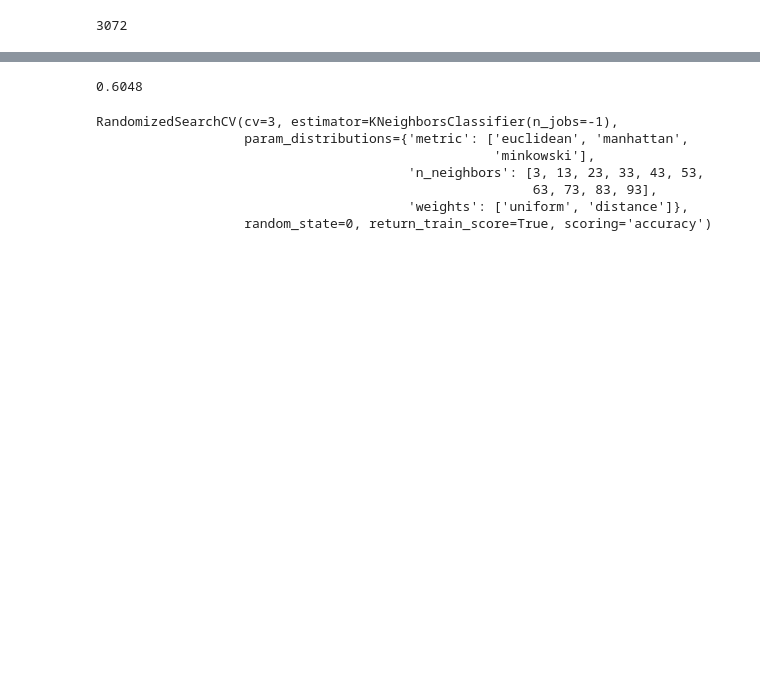
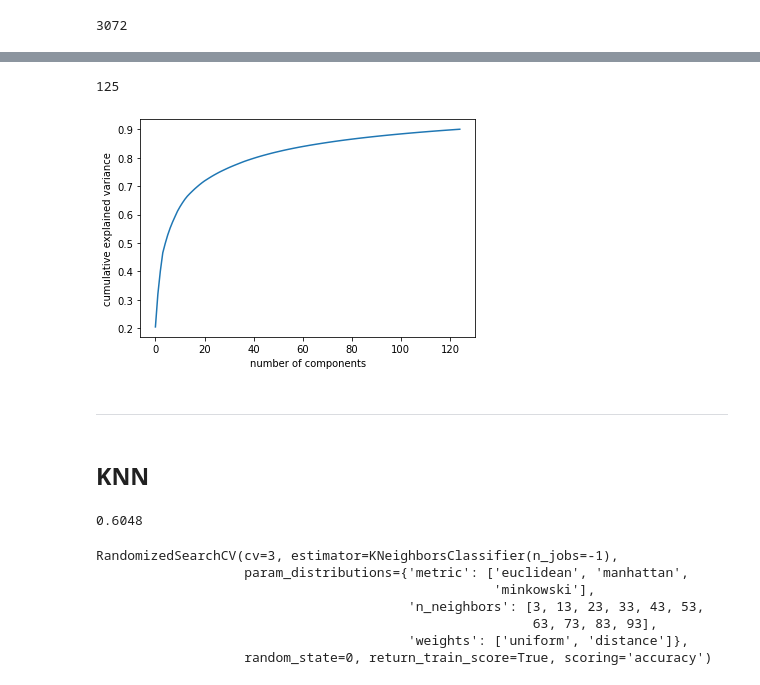
Before and after one commit to EitanKats/data-science-sem-b, a Jupyter notebook: cats_vs_dogs.ipynb, the cells around one changed output, grey strips where cells are left out. Saved outputs shown, nothing was run; the diff lists cells and outputs as text; code cells hidden in the pictures; blank space fills up the shorter version.

```diff
--- a/cats_vs_dogs.ipynb
+++ b/cats_vs_dogs.ipynb
@@ -39 +53,10 @@ data = np.array(data)
+# %%
+flattenedData = []
+for i in range(len(data)):
+    img=cv2.resize(data[i],(IMG_SIZE,IMG_SIZE),interpolation=cv2.INTER_AREA)
+    img=img.astype('float32')
+    img = img.ravel()
+    flattenedData.append(img)
+
+flattenedData = np.array(flattenedData)
 # %%
@@ -41,4 +64,4 @@ len(data[1])
 # %% [output]
 3072
 # %%
-x_train, x_test, y_train, y_test = train_test_split(data,label , test_size=0.1 ,random_state=21)
+x_train, x_test, y_train, y_test = train_test_split(flattenedData,label , test_size=0.1 ,random_state=21)
@@ -54,6 +79,20 @@ scaling_pipeline = Pipeline(
 
 x_train_scaled = scaling_pipeline.fit_transform(x_train)
 x_test_scaled = scaling_pipeline.transform(x_test)
+# %%
+pca_data = scaling_pipeline['pca']
+
+plt.plot(np.cumsum(pca_data.explained_variance_ratio_))
+plt.xlabel('number of components')
+plt.ylabel('cumulative explained variance')
+print(pca_data.n_components_)
+# %% [output]
+125
+[figure, added]
+# %% [markdown]
+---------------
+# %% [markdown]
+## KNN
 # %%
 knn_cls = KNeighborsClassifier()
 knn_cls.fit(x_train_scaled,y_train)
```
Also changed, not shown: parts of 30 cells of this notebook.
